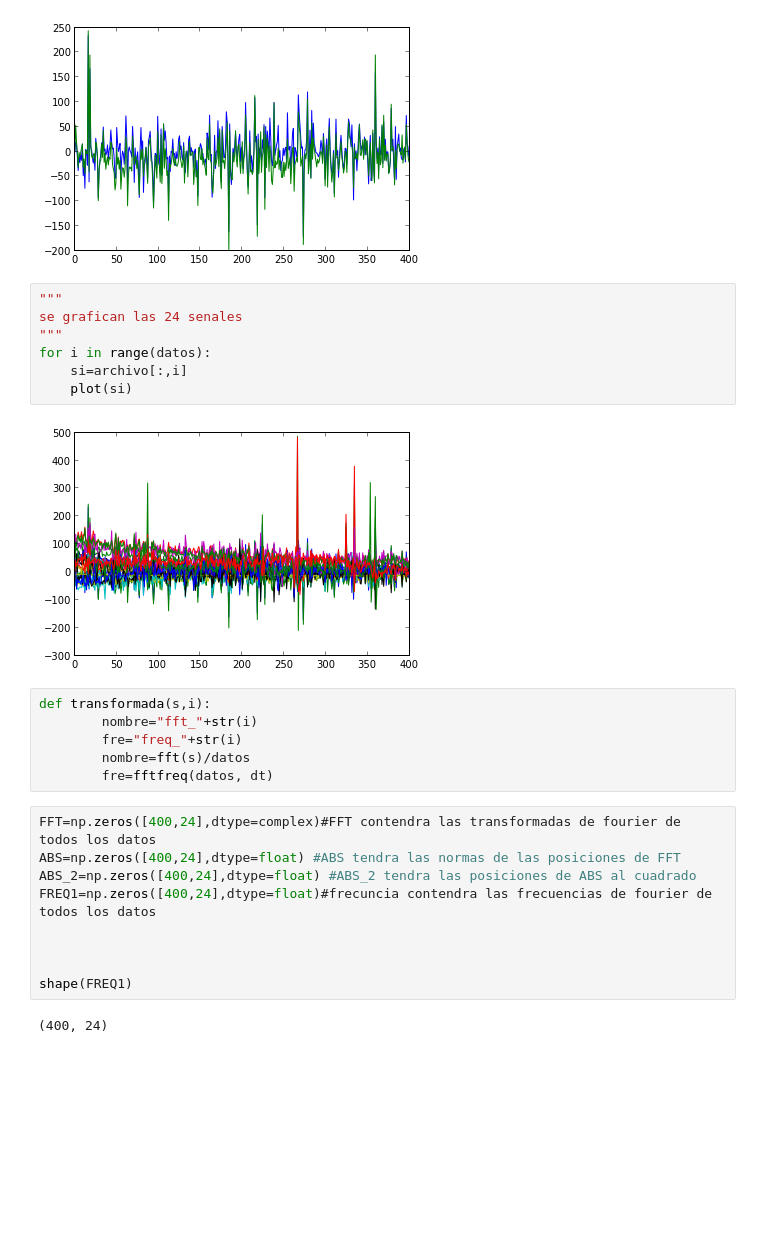
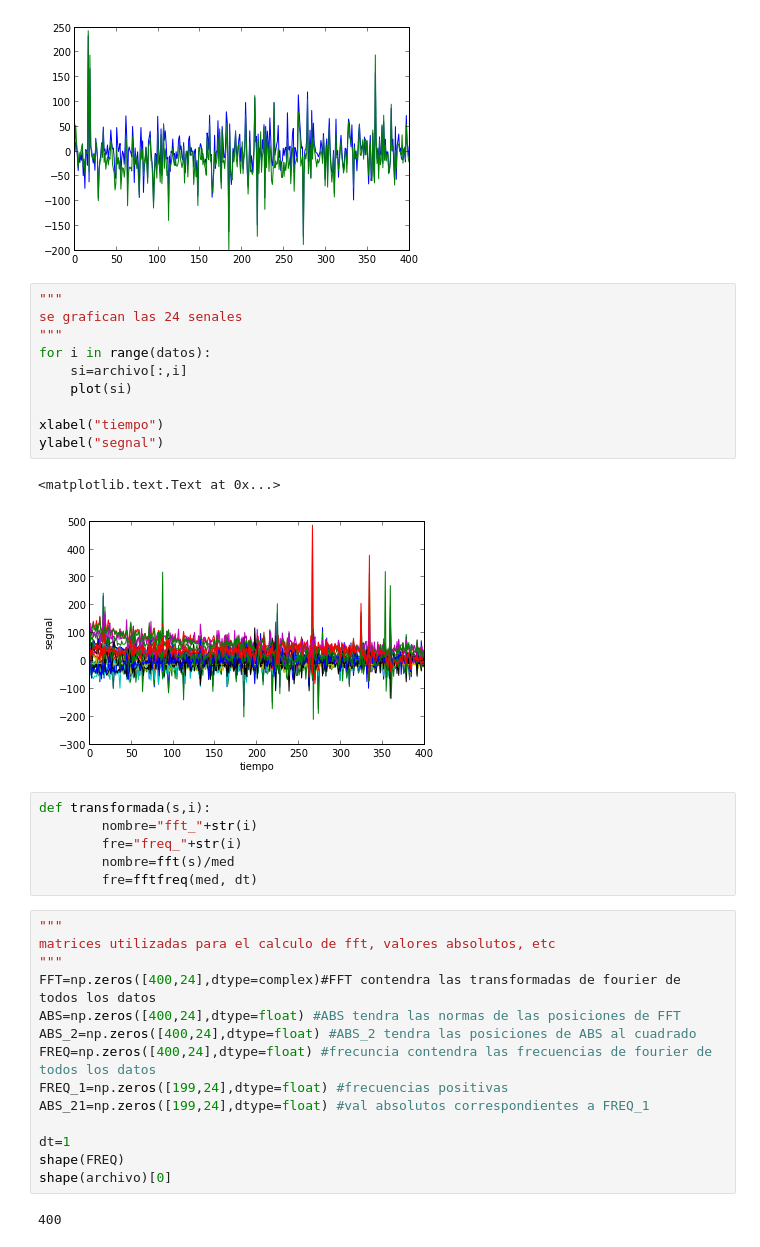
Before and after one commit to daniel-lozano/tarea5, a Jupyter notebook: tarea5-1.ipynb, the cells around one changed output. Drawn from its saved outputs; the diff is of its cells as text; blank space fills up the shorter version.

```diff
--- a/tarea5-1.ipynb
+++ b/tarea5-1.ipynb
@@ -42,29 +42,38 @@ plot(s1)
 # %%
 """
 se grafican las 24 senales
 """
 for i in range(datos):
     si=archivo[:,i]
     plot(si)
+
+xlabel("tiempo")
+ylabel("segnal")
 # %% [output]
+<matplotlib.text.Text at 0x...>
-[figure, old version]
+[figure, new version]
 # %%
 def transformada(s,i):
         nombre="fft_"+str(i)
         fre="freq_"+str(i)
-        nombre=fft(s)/datos
-        fre=fftfreq(datos, dt)
+        nombre=fft(s)/med
+        fre=fftfreq(med, dt)
 # %%
+"""
+matrices utilizadas para el calculo de fft, valores absolutos, etc
+"""
 FFT=np.zeros([400,24],dtype=complex)#FFT contendra las transformadas de fourier de todos los datos
 ABS=np.zeros([400,24],dtype=float) #ABS tendra las normas de las posiciones de FFT
 ABS_2=np.zeros([400,24],dtype=float) #ABS_2 tendra las posiciones de ABS al cuadrado
-FREQ1=np.zeros([400,24],dtype=float)#frecuncia contendra las frecuencias de fourier de todos los datos
+FREQ=np.zeros([400,24],dtype=float) #frecuncia contendra las frecuencias de fourier de todos los datos
+FREQ_1=np.zeros([199,24],dtype=float) #frecuencias positivas
+ABS_21=np.zeros([199,24],dtype=float) #val absolutos correspondientes a FREQ_1
 
-
-
-shape(FREQ1)
+dt=1
+shape(FREQ)
+shape(archivo)[0]
 # %% [output]
-(400, 24)
+400
 # %%
 """
     se calcula la transformada de fourirer de todas las senales y se guarda las frecuencias en FREQ1
```
Also changed, not shown: parts of 20 cells of this notebook.
